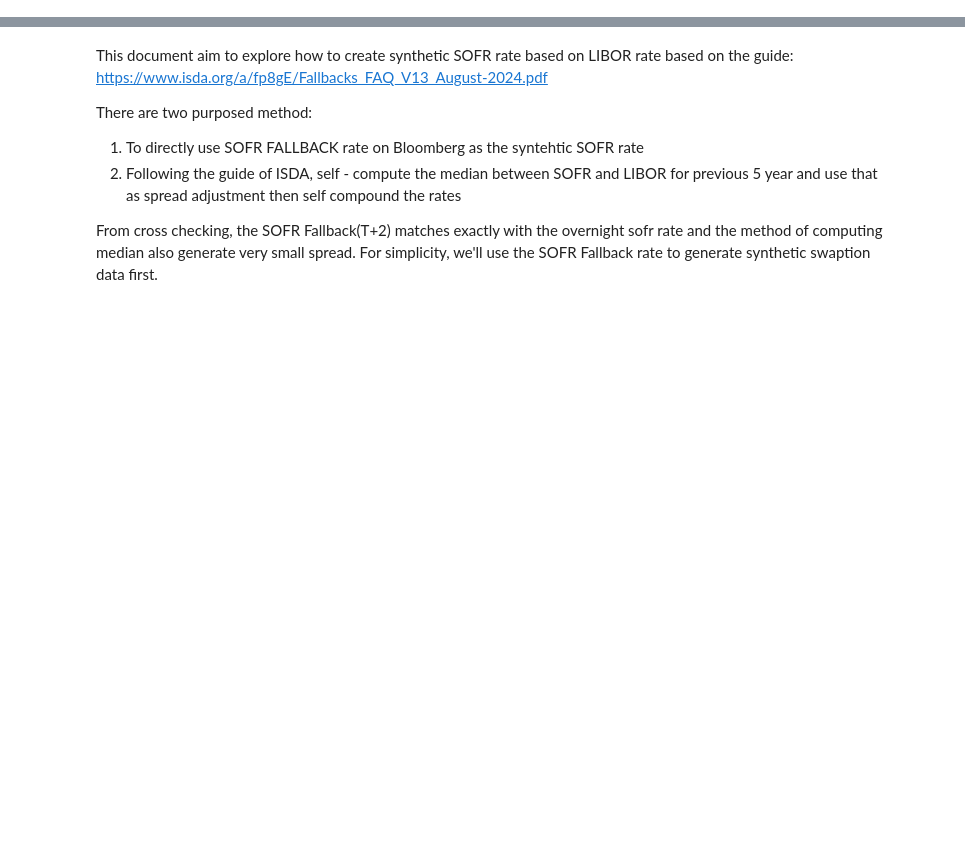
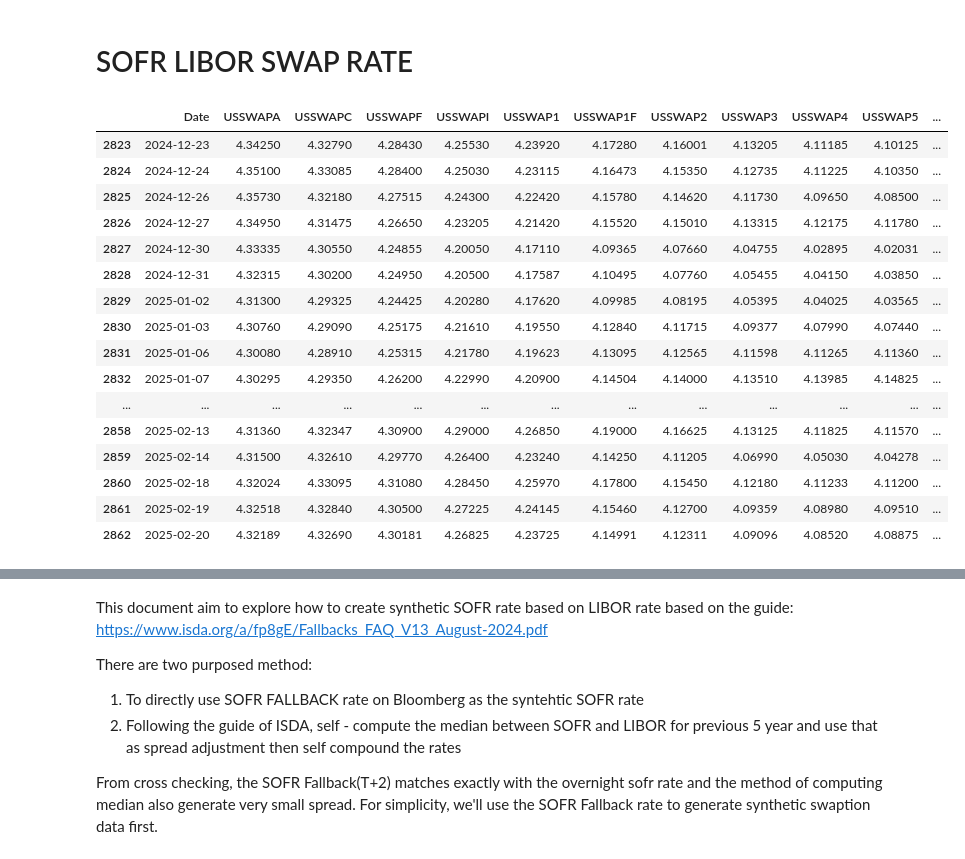
Before and after one commit to ekopen/VolGAN, a Jupyter notebook: sofr_libor_conversion.ipynb, the cells around one changed output, grey strips where cells are left out. Saved outputs shown, nothing was run; the diff lists cells and outputs as text; code cells hidden in the pictures; blank space fills up the shorter version.

Commit message:
add more data for the sofr full swap curve and libor full swap curve

```diff
--- a/sofr_libor_conversion.ipynb
+++ b/sofr_libor_conversion.ipynb
@@ -0,0 +1,35 @@
+# %% [markdown]
+# SOFR LIBOR SWAP RATE
+# %%
+import pandas as pd
+import matplotlib.pyplot as plt
+
+swapLiborRateDataFilePath = "data/swapLiborRate_raw.xlsx"
+swapSofrRateFilePath = "data/swapSofrRate_raw.xlsx"
+# %%
+def combineDf(tenors, swapRateDataFilePath,bloombergPrefix):
+    combinedDf = None
+    for tenor in tenors:
+        sheet_name = bloombergPrefix + str(tenor)
+        # Read the sheet from the Excel file
+        df = pd.read_excel(swapRateDataFilePath, sheet_name=sheet_name)
+
+        # Ensure Date is in datetime format (adjust column name if needed)
+        df['Date'] = pd.to_datetime(df['Date'])
+
+        # Select the Date and Last Price columns
+        # If the last price column is named differently, update the column name accordingly.
+        df_subset = df[['Date', 'Last Price']].copy()
+
+        # Rename the Last Price column to include the tenor (e.g., USSWAP1, USSWAP2, etc.)
+        df_subset.rename(columns={'Last Price': f'USSWAP{tenor}'}, inplace=True)
+
+        # Merge with the combined DataFrame on Date using an outer join
+        if combinedDf is None:
+            combinedDf = df_subset
+        else:
+            combinedDf = pd.merge(combinedDf, df_subset, on='Date', how='outer')
+    combinedDf=combinedDf.dropna()
+    combinedDf.sort_values('Date', inplace=True)
+    combinedDf.reset_index(drop=True, inplace=True)
+    return combinedDf
@@ -0,0 +43,27 @@
+# %%
+# 1M,3M, 6M, 9M, 1Y, 1.5Y, 2Y,....
+sofrTenors = ['A','C', 'F', 'I',1,'1F',2,3,4,5,6,7,8,9,10,15,20,25,30]
+
+sofrCombinedDf=combineDf(sofrTenors, swapSofrRateFilePath, bloombergPrefix='USOSFR')
+
+# Display the combined DataFrame
+sofrCombinedDf.to_csv("SOFR_swaprates.csv")
+sofrCombinedDf.tail(40)
+# %% [output]
+|  | Date | USSWAPA | USSWAPC | USSWAPF | USSWAPI | USSWAP1 | USSWAP1F | USSWAP2 | USSWAP3 | USSWAP4 | USSWAP5 | ... |
+| 2823 | 2024-12-23 | 4.34250 | 4.32790 | 4.28430 | 4.25530 | 4.23920 | 4.17280 | 4.16001 | 4.13205 | 4.11185 | 4.10125 | ... |
+| 2824 | 2024-12-24 | 4.35100 | 4.33085 | 4.28400 | 4.25030 | 4.23115 | 4.16473 | 4.15350 | 4.12735 | 4.11225 | 4.10350 | ... |
+| 2825 | 2024-12-26 | 4.35730 | 4.32180 | 4.27515 | 4.24300 | 4.22420 | 4.15780 | 4.14620 | 4.11730 | 4.09650 | 4.08500 | ... |
+| 2826 | 2024-12-27 | 4.34950 | 4.31475 | 4.26650 | 4.23205 | 4.21420 | 4.15520 | 4.15010 | 4.13315 | 4.12175 | 4.11780 | ... |
+| 2827 | 2024-12-30 | 4.33335 | 4.30550 | 4.24855 | 4.20050 | 4.17110 | 4.09365 | 4.07660 | 4.04755 | 4.02895 | 4.02031 | ... |
+| 2828 | 2024-12-31 | 4.32315 | 4.30200 | 4.24950 | 4.20500 | 4.17587 | 4.10495 | 4.07760 | 4.05455 | 4.04150 | 4.03850 | ... |
+| 2829 | 2025-01-02 | 4.31300 | 4.29325 | 4.24425 | 4.20280 | 4.17620 | 4.09985 | 4.08195 | 4.05395 | 4.04025 | 4.03565 | ... |
+| 2830 | 2025-01-03 | 4.30760 | 4.29090 | 4.25175 | 4.21610 | 4.19550 | 4.12840 | 4.11715 | 4.09377 | 4.07990 | 4.07440 | ... |
+| 2831 | 2025-01-06 | 4.30080 | 4.28910 | 4.25315 | 4.21780 | 4.19623 | 4.13095 | 4.12565 | 4.11598 | 4.11265 | 4.11360 | ... |
+| 2832 | 2025-01-07 | 4.30295 | 4.29350 | 4.26200 | 4.22990 | 4.20900 | 4.14504 | 4.14000 | 4.13510 | 4.13985 | 4.14825 | ... |
+| ... | ... | ... | ... | ... | ... | ... | ... | ... | ... | ... | ... | ... |
+| 2858 | 2025-02-13 | 4.31360 | 4.32347 | 4.30900 | 4.29000 | 4.26850 | 4.19000 | 4.16625 | 4.13125 | 4.11825 | 4.11570 | ... |
+| 2859 | 2025-02-14 | 4.31500 | 4.32610 | 4.29770 | 4.26400 | 4.23240 | 4.14250 | 4.11205 | 4.06990 | 4.05030 | 4.04278 | ... |
+| 2860 | 2025-02-18 | 4.32024 | 4.33095 | 4.31080 | 4.28450 | 4.25970 | 4.17800 | 4.15450 | 4.12180 | 4.11233 | 4.11200 | ... |
+| 2861 | 2025-02-19 | 4.32518 | 4.32840 | 4.30500 | 4.27225 | 4.24145 | 4.15460 | 4.12700 | 4.09359 | 4.08980 | 4.09510 | ... |
+| 2862 | 2025-02-20 | 4.32189 | 4.32690 | 4.30181 | 4.26825 | 4.23725 | 4.14991 | 4.12311 | 4.09096 | 4.08520 | 4.08875 | ... |
```
Also changed, not shown: parts of 4 cells of this notebook, 4 other files.
